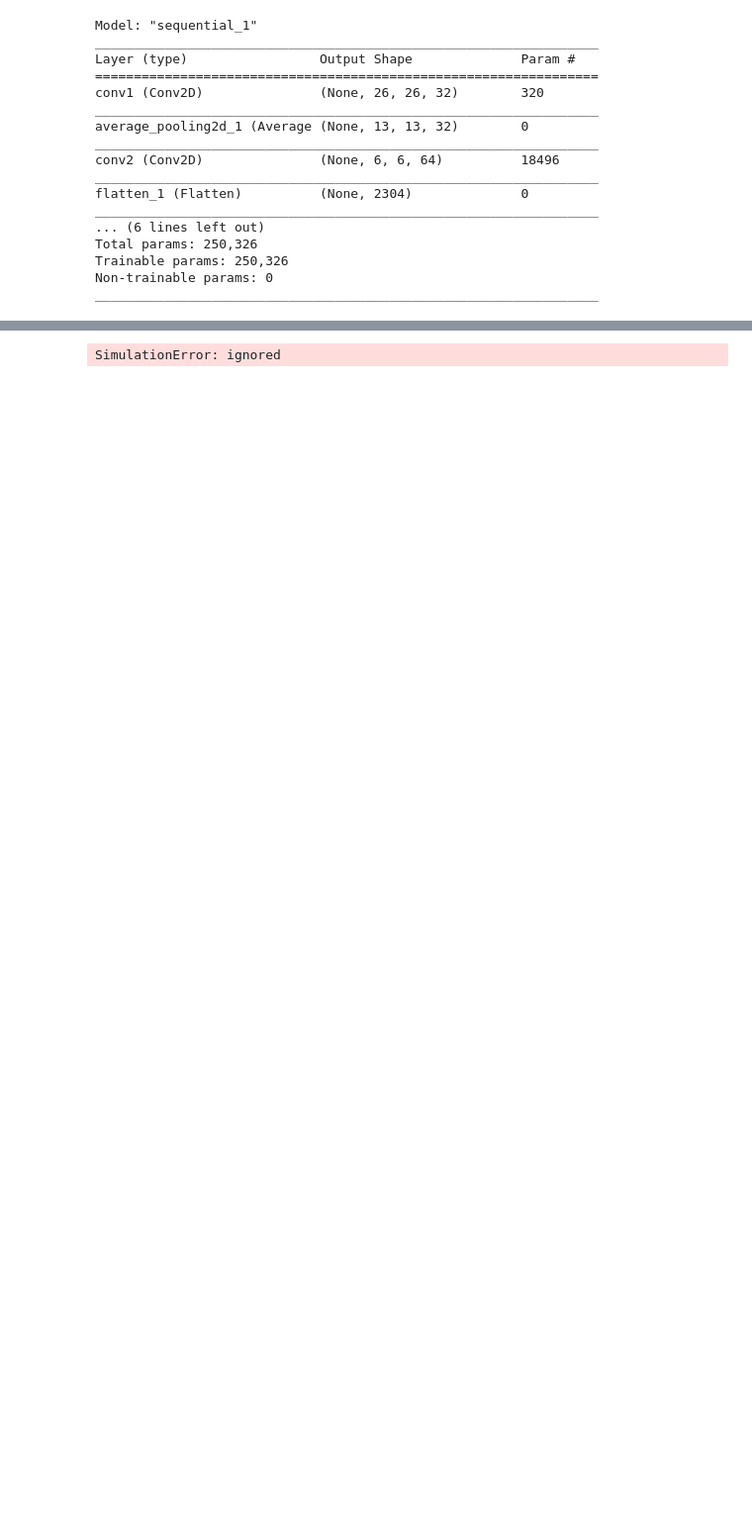
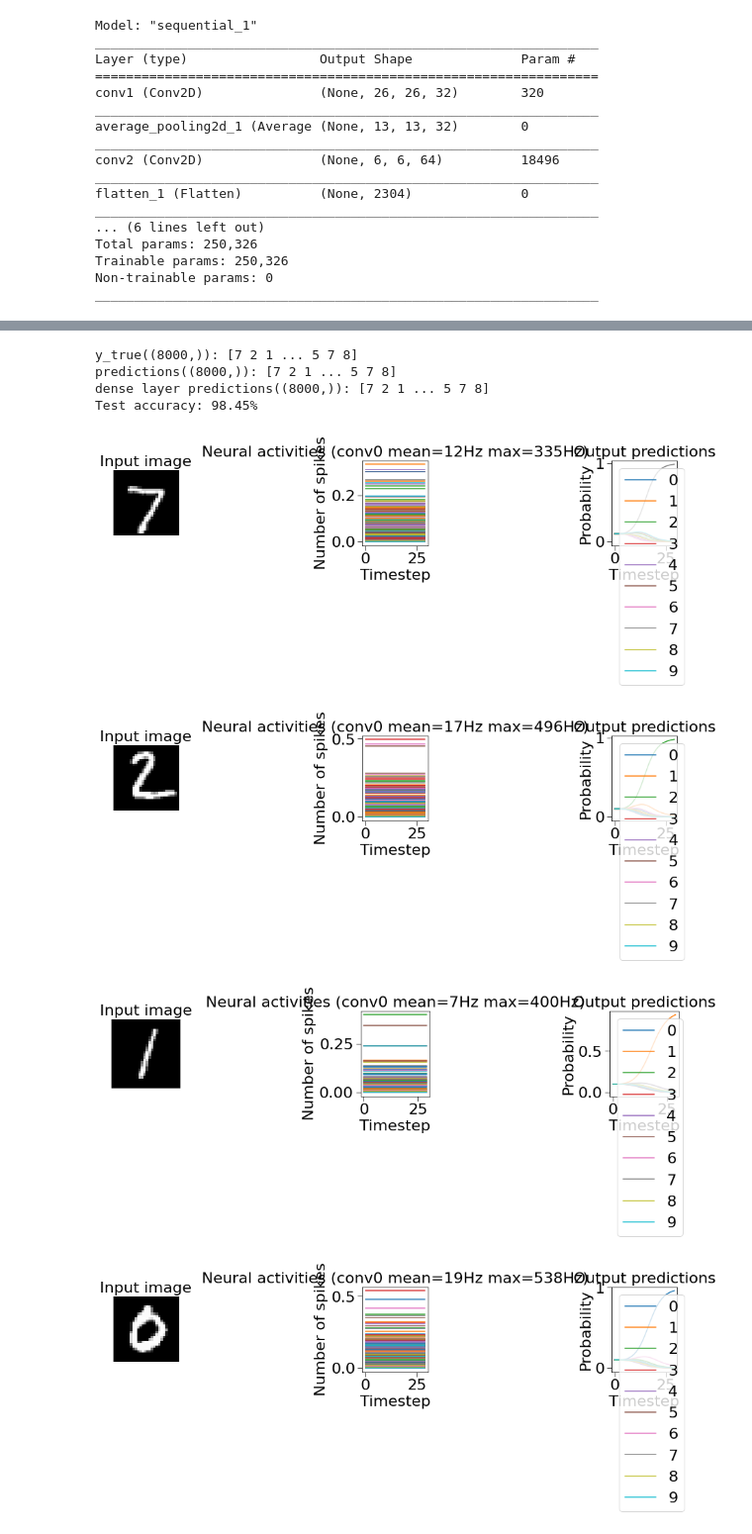
Before and after one commit to RKCZ/MNIST_usecase, a Jupyter notebook: MNIST_usecase.ipynb, the cells around one changed output, grey strips where cells are left out. Shown at 99% size. Cells and saved outputs as stored; diff of their text form; code cells hidden in the pictures; blank space fills up the shorter version.

```diff
--- a/MNIST_usecase.ipynb
+++ b/MNIST_usecase.ipynb
@@ -287,7 +288,7 @@ model_params = os.path.join(path_wd, 'keras_to_snn_regularized_params')
 
 # reload model in tensorflow.keras and pop unsupported Softmax layer
 model = tf.keras.models.load_model(model_path)
-# model.pop()
+model.pop()
 loss_fn = 'categorical_crossentropy'
 model.compile(optimizer='adam',
               loss=loss_fn,
@@ -453,11 +458,19 @@ def run_network(activation, params_file="keras_to_snn_params", n_steps=timesteps
 # %%
 run_network(
     activation=nengo.SpikingRectifiedLinear(),
     params_file=os.path.join(path_wd, 'keras_to_snn_regularized_params'),
     synapse=0.01,
+    scale_firing_rates=150,
 )
 # %% [output]
-SimulationError: ignored
+y_true((8000,)): [7 2 1 ... 5 7 8]
+predictions((8000,)): [7 2 1 ... 5 7 8]
+dense layer predictions((8000,)): [7 2 1 ... 5 7 8]
+Test accuracy: 98.45%
+[figure, added]
+[figure, added]
+[figure, added]
+[figure, added]
 # %%
 # plot the keras model
 # path_wd = '/content/drive/My Drive/GitHub/MNIST_usecase/temp/1586608076.7395697'
```
Also changed, not shown: parts of 8 cells of this notebook.
